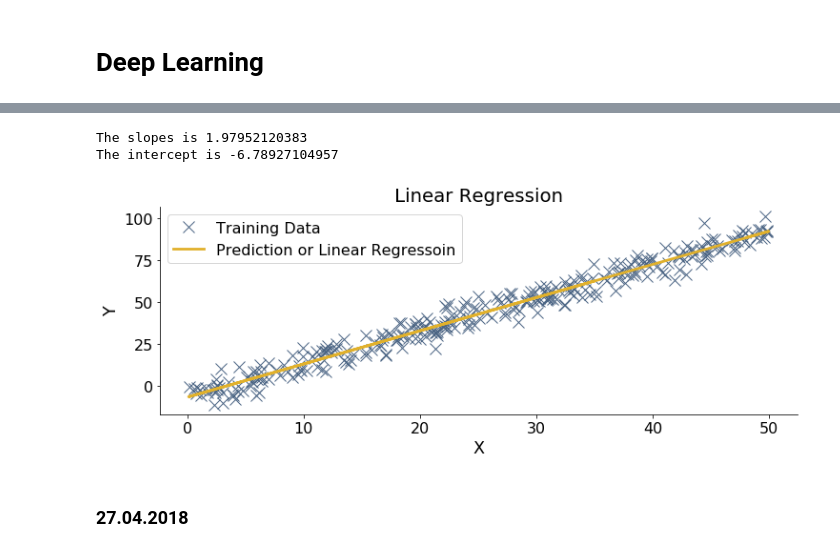
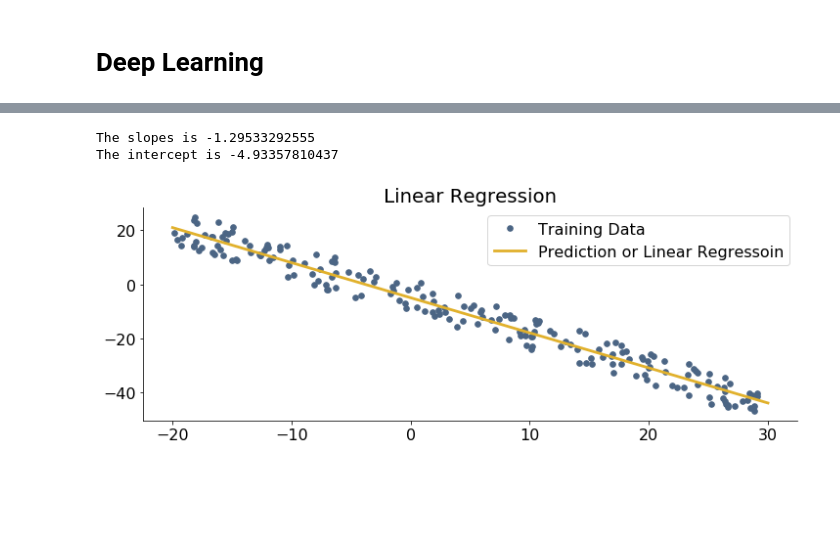
Before and after one commit to SvennoNito/deep_learning, a Jupyter notebook: notebook.ipynb, the cells around one changed output, grey strips where cells are left out. Drawn from its saved outputs; the diff is of its cells as text; code cells hidden in the pictures; blank space fills up the shorter version.

```diff
--- a/notebook.ipynb
+++ b/notebook.ipynb
@@ -35,0 +27,16 @@ mpl.rcParams.update({
+# %%
+def get_data_poly_noise(xmin, xmax, noise_rel=0.1, N=50, poly_order=1):
+
+    x = (xmax - xmin) * np.random.random_sample(size=N) + xmin          # N random datapoints between ymin and ymax
+    poly_coeff = 10 * np.random.random_sample(size=poly_order+1) - 5    # coefficients for the polynomial in [-5,5]
+
+    #create polynomial
+    y = np.zeros(x.shape)
+    for i in range(poly_order+1):
+        y += poly_coeff[i] * x**i
+
+    noise_mag = noise_rel * np.abs((np.max(y) - np.min(y)))
+    #add noise in [-noise_mag/2, noise_mag/2]
+    y += noise_mag * np.random.random_sample(size=N) - noise_mag/2
+
+    return (x, y)
@@ -36,34 +62,37 @@ mpl.rcParams.update({
 # %%
 import numpy as np
-import matplotlib.pyplot as plt
+from matplotlib import pyplot as plt
 from sklearn import linear_model
 
-# create random dataset with linear relationship between x and y
-xmax    = 50
-x, m, b = np.random.random(300)*xmax, 2., -7                          # random x-vector from 0 to xmax
-y       = [np.random.normal(0,5)+2*x_+b for x_ in  x]                 # m*x + b + gaussian_noise
+xmin, xmax = -20, 30      # minimum, maximum of X
+poly_order = 1            # Order of the polynomial
+N_train    = 200          # Number training points
 
-# estimate m and b (that we of course would not know in real life) with a linear model from sklearn
-lm = linear_model.LinearRegression()
+# create training data
+(x_train, y_train) = get_data_poly_noise(xmin=xmin, xmax=xmax, N=N_train, noise_rel=0.2, poly_order=poly_order)
+# create testing data
+x_test = np.linspace(start=xmin, stop=xmax, num=1000)
+
+# Linear regression:
+################################################################################################################################
+lm = linear_model.LinearRegression() # estimate m and b (that we of course would not know in real life) with a linear model from sklearn
+lm.fit(x_train.reshape(-1, 1), y_train)
+print("The slopes is %s" %lm.coef_[0])
+print("The intercept is %s" %lm.intercept_)
+y_predict = lm.predict(x_test.reshape(-1, 1))
+
+# why .reshape(-1, 1)?
 # X needs to be transformed from [1, 2, 3, ... 299] to [[0], [1], [2], ... [299]], because:
 # X -> [[feature1, feature2], [feature1, feature2], [feature1, feature2]] => here: three datapoints
 # Y -> [outcome for datapoint 1, outcome for datapoint 2, for datapoint 3]
-lm.fit(x.reshape(-1, 1), y)
-print("The slopes is %s" %lm.coef_[0])
-print("The intercept is %s" %lm.intercept_)
-
-# predict y from regression line
-x_ = np.random.random(300)*xmax
-y_ = lm.predict(x_.reshape(-1, 1))
 
 # plot training data and linear regression line (the prediction)
-plt.plot(x, y, 'x',label='Training Data')
-plt.plot(x_, y_, label='Prediction or Linear Regressoin')
-plt.title('Linear Regression'); plt.xlabel('X'); plt.ylabel('Y'); plt.legend()
+plt.plot(x_train, y_train, '.', label='Training Data')
+plt.plot(x_test, y_predict, label='Prediction or Linear Regressoin')
+plt.title('Linear Regression');
+plt.legend()
 plt.show()
 # %% [output]
-The slopes is 1.97952120383
-The intercept is -6.78927104957
+The slopes is -1.29533292555
+The intercept is -4.93357810437
-[figure, old version]
+[figure, new version]
-# %% [markdown]
-### 27.04.2018
```
Also changed, not shown: parts of 7 cells of this notebook.
